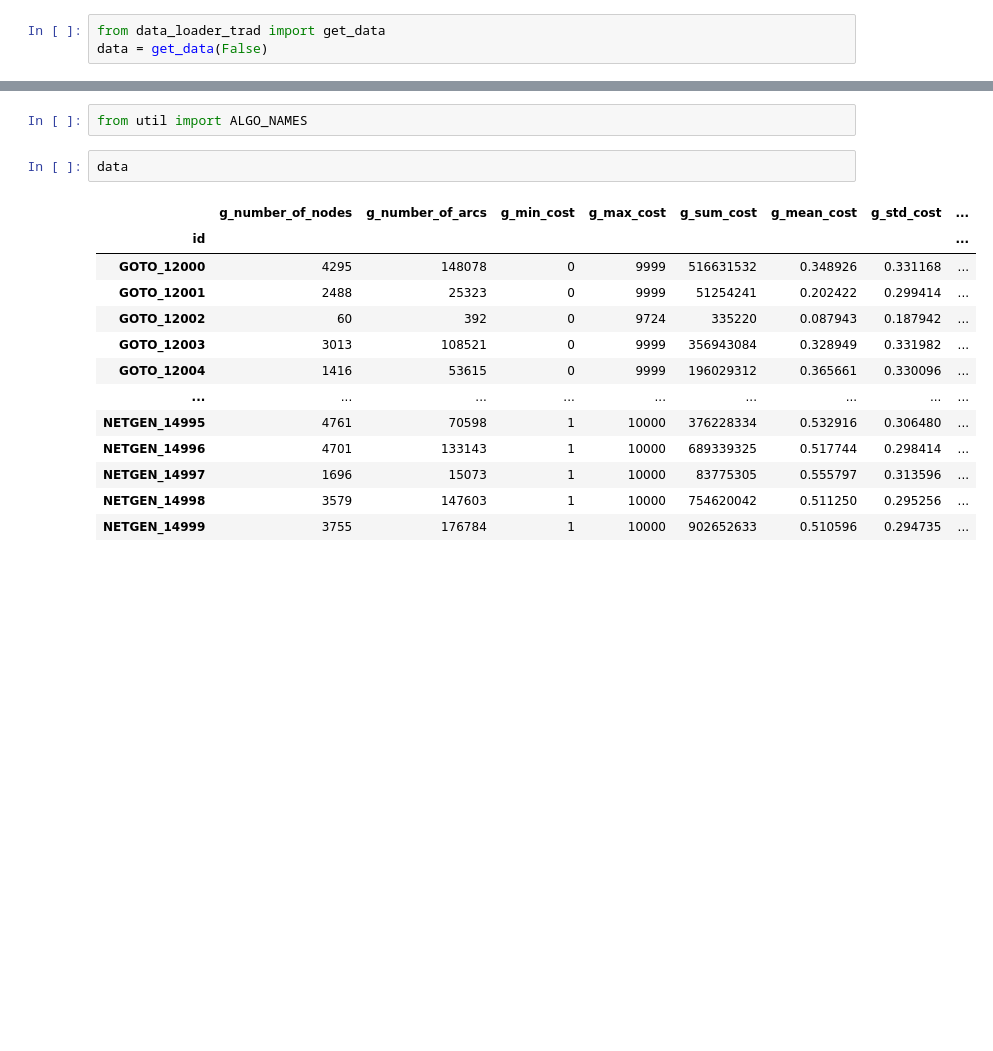
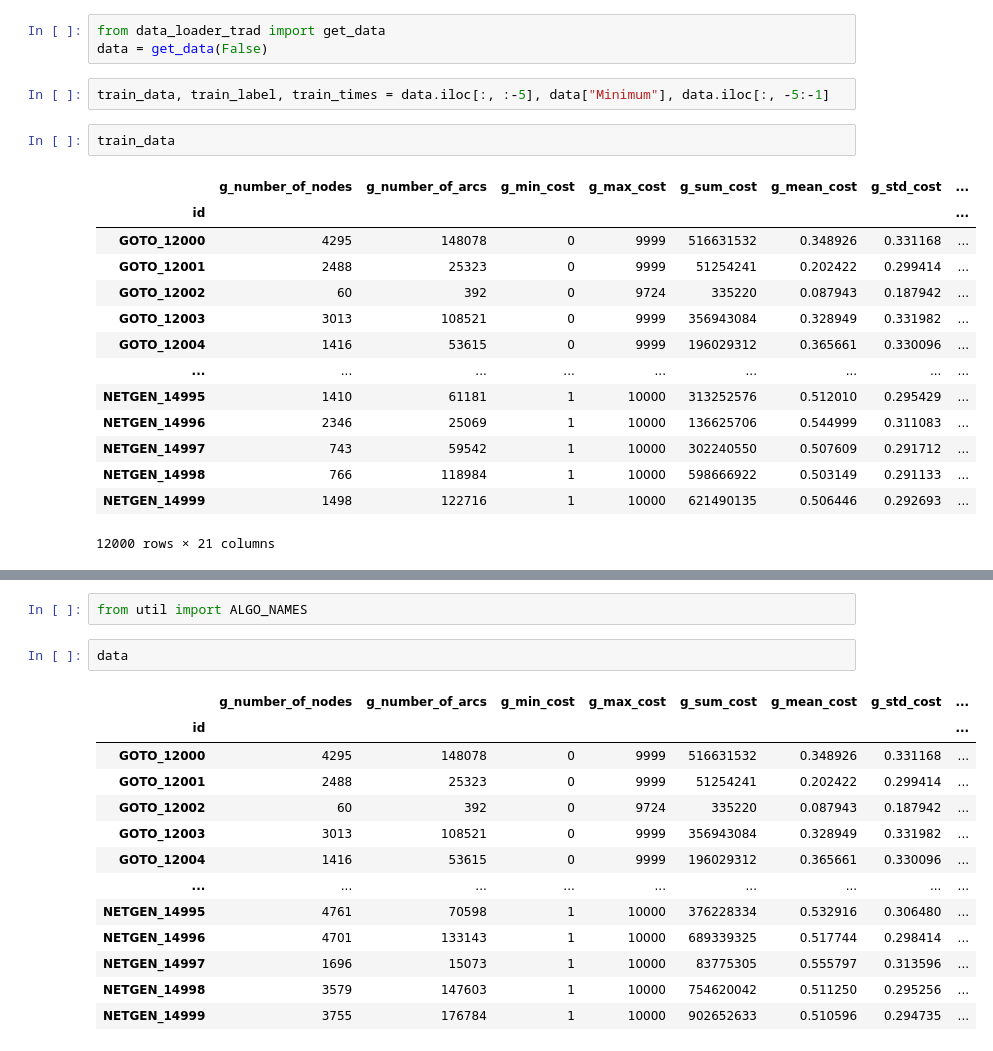
Before and after one commit to fabianvdW/mcf_alg_selection, a Jupyter notebook: src/trad_ml/analyze.ipynb, the cells around one changed output, grey strips where cells are left out. Saved outputs shown, nothing was run; the diff lists cells and outputs as text; blank space fills up the shorter version.

```diff
--- a/src/trad_ml/analyze.ipynb
+++ b/src/trad_ml/analyze.ipynb
@@ -1,3 +1,22 @@
 # %%
 from data_loader_trad import get_data
 data = get_data(False)
+# %%
+train_data, train_label, train_times = data.iloc[:, :-5], data["Minimum"], data.iloc[:, -5:-1]
+# %%
+train_data
+# %% [output]
+|  | g_number_of_nodes | g_number_of_arcs | g_min_cost | g_max_cost | g_sum_cost | g_mean_cost | g_std_cost | ... |
+| id |  |  |  |  |  |  |  | ... |
+| GOTO_12000 | 4295 | 148078 | 0 | 9999 | 516631532 | 0.348926 | 0.331168 | ... |
+| GOTO_12001 | 2488 | 25323 | 0 | 9999 | 51254241 | 0.202422 | 0.299414 | ... |
+| GOTO_12002 | 60 | 392 | 0 | 9724 | 335220 | 0.087943 | 0.187942 | ... |
+| GOTO_12003 | 3013 | 108521 | 0 | 9999 | 356943084 | 0.328949 | 0.331982 | ... |
+| GOTO_12004 | 1416 | 53615 | 0 | 9999 | 196029312 | 0.365661 | 0.330096 | ... |
+| ... | ... | ... | ... | ... | ... | ... | ... | ... |
+| NETGEN_14995 | 1410 | 61181 | 1 | 10000 | 313252576 | 0.512010 | 0.295429 | ... |
+| NETGEN_14996 | 2346 | 25069 | 1 | 10000 | 136625706 | 0.544999 | 0.311083 | ... |
+| NETGEN_14997 | 743 | 59542 | 1 | 10000 | 302240550 | 0.507609 | 0.291712 | ... |
+| NETGEN_14998 | 766 | 118984 | 1 | 10000 | 598666922 | 0.503149 | 0.291133 | ... |
+| NETGEN_14999 | 1498 | 122716 | 1 | 10000 | 621490135 | 0.506446 | 0.292693 | ... |
+12000 rows × 21 columns
```
Also changed, not shown: parts of 1 cell of this notebook, 2 other files.
